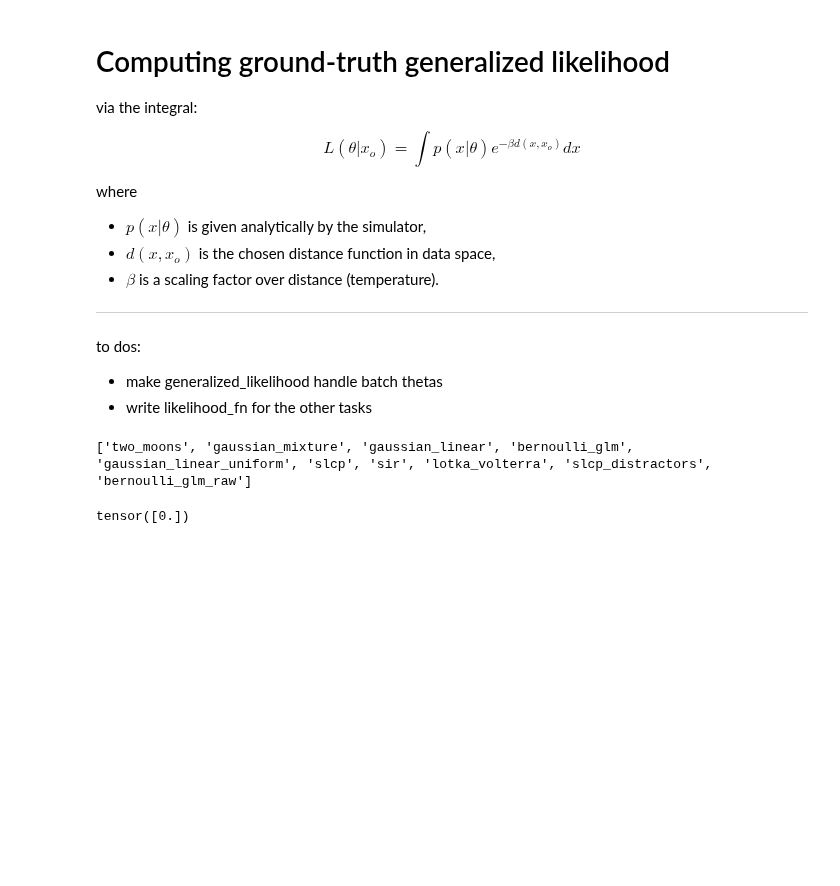
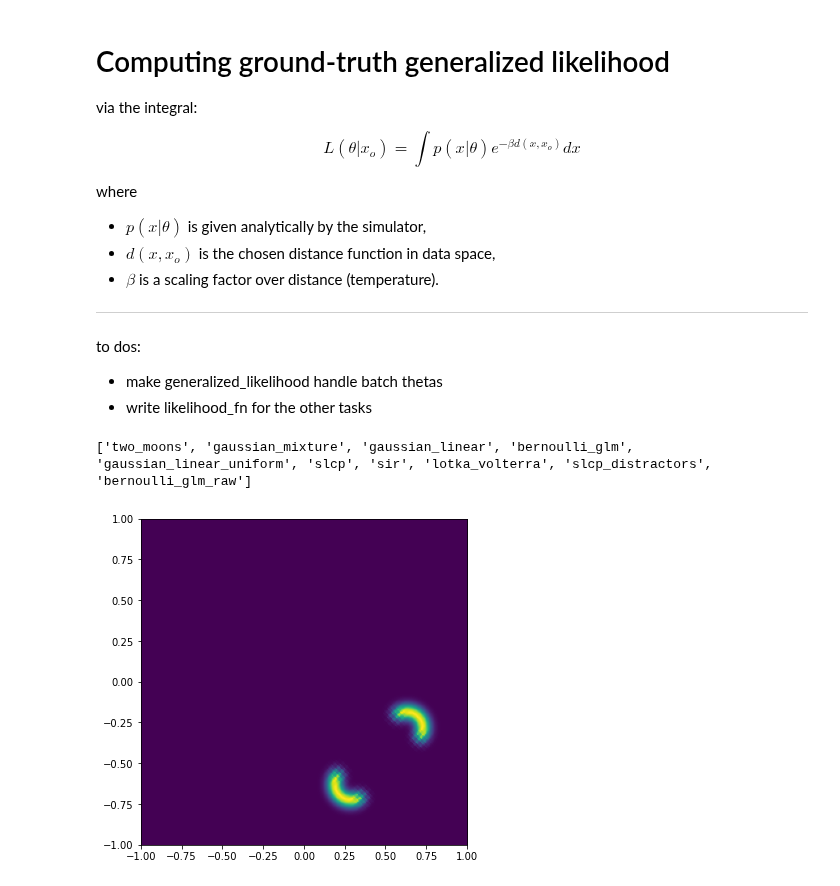
Before and after one commit to mackelab/neuralgbi, a Jupyter notebook: paper/fig2/notebooks/01_grid_posterior.ipynb, the cells around one changed output. Saved outputs shown, nothing was run; the diff lists cells and outputs as text; code cells hidden in the pictures; blank space fills up the shorter version.

```diff
--- a/paper/fig2/notebooks/01_grid_posterior.ipynb
+++ b/paper/fig2/notebooks/01_grid_posterior.ipynb
@@ -31,28 +31,15 @@ def make_2d_grid(d1_bounds, d2_bounds, d1_res=100, d2_res=100):
     return xs
 
 def generalized_likelihood(thetas, x_o, xs, dist_func, log_prob_fn, beta=1.):
+    # pad batch dimension
+    if thetas.dim()==1:
+        thetas = thetas.unsqueeze(0)
 
-    ### TO DO: MAKE THIS DO BATCHES
+    # only have to compute this once for the x grid
+    tempered_distances = (-beta * dist_func(xs, x_o)).exp()
 
-    integrals = []
-    for theta in thetas:
-        # tile theta like xs
-        repeated_theta = theta.repeat((xs.shape[0], 1))
-
-        # print(repeated_theta.shape, xs.shape, x_o.shape)
-
-        # get tiled likelihoods
-        likelihoods = log_prob_fn(repeated_theta, xs).exp()
-
-        # compute distances
-        distances = dist_func(xs, x_o)
-
-        # integrate
-        integrand = torch.exp(-beta * distances) * likelihoods
-        integral = torch.sum(integrand)
-        integrals.append(integral)
-
-    integral = torch.stack(integrals)
+    # loop over all thetas to get generalized likelihood
+    integral = torch.stack([(tempered_distances * log_prob_fn(theta, xs).exp()).sum() for theta in thetas])
     return integral
 # %%
 print(sbibm.get_available_tasks())
@@ -87,3 +64,10 @@ _ = plt.imshow(ls.numpy())
+# %%
+gl = generalized_likelihood(thetas, x_o, xs, mse_dist, log_prob_fn, beta)
+gl = torch.reshape(gl, th_res)
+plt.figure(figsize=(6,6))
+_ = plt.imshow(gl.numpy().T, extent=[-1,1,-1,1], origin='lower')
+# %% [output]
+[figure, added]
 # %%
 from sbi.inference import MCMCPosterior, RejectionPosterior
 from sbi.inference.potentials.base_potential import BasePotential
@@ -93,5 +83 @@ prior = BoxUniform(low=torch.Tensor((-1, -1)), high=torch.Tensor((1, 1)))
-# %%
-generalized_likelihood(thetas[:1], x_o, xs, mse_dist, log_prob_fn, beta).unsqueeze(0)
-# %% [output]
-tensor([0.])
 # %%
```
Also changed, not shown: parts of 6 cells of this notebook.
